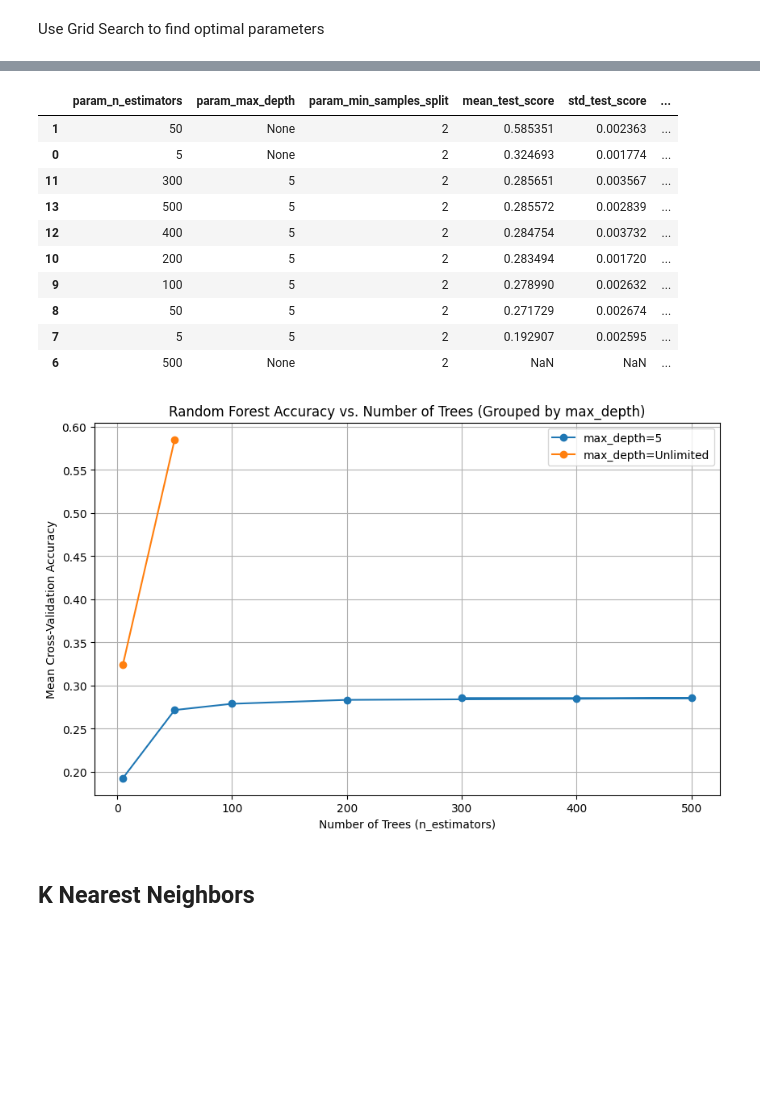
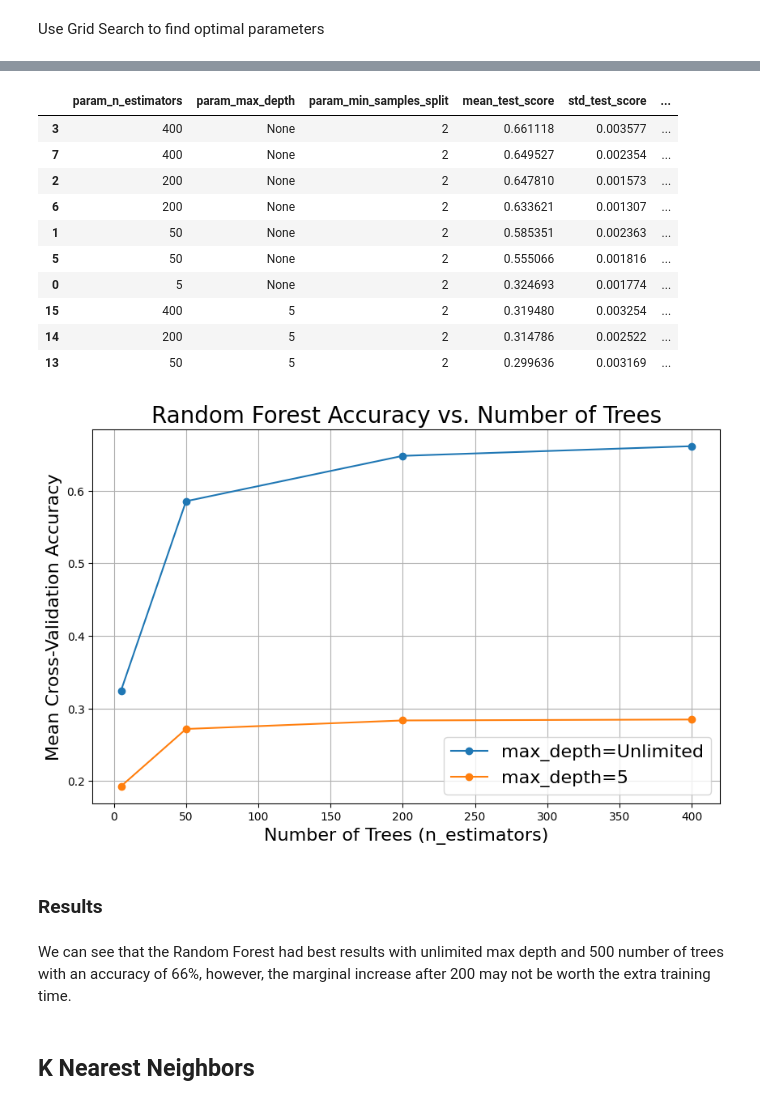
Before and after one commit to twitte01/288R_Capstone, a Jupyter notebook: notebooks/Baseline_Models.ipynb, the cells around one changed output, grey strips where cells are left out. Cells and saved outputs as stored; diff of their text form; code cells hidden in the pictures; blank space fills up the shorter version.

```diff
--- a/notebooks/Baseline_Models.ipynb
+++ b/notebooks/Baseline_Models.ipynb
@@ -21,3 +21,6 @@ import seaborn as sns
 from sklearn.neighbors import KNeighborsClassifier
 from sklearn.metrics import accuracy_score
 from pathlib import Path
+# %%
+ROOT_DIR = Path.cwd().resolve().parent
+data_folder = ROOT_DIR / "docs"
@@ -321,16 +462,16 @@ test_mfcc_features = extract_mfcc(test_audio)  # List of (13, n_frames)
 Use Grid Search to find optimal parameters
 # %%
 param_grid = {
-    'n_estimators': [5, 50, 100, 200, 300, 400, 500],
+    'n_estimators': [5, 50, 200, 400],
     'max_depth': [None, 5],
     'min_samples_split': [2],
     'min_samples_leaf': [1],
-    'max_features': ['sqrt',]
+    'max_features': ['sqrt', "log2"]
 }
 
 # Perform Grid Search
 rf = RandomForestClassifier(random_state=42)
-grid_search = GridSearchCV(rf, param_grid, cv=3, n_jobs=-1, verbose=2)
+grid_search = GridSearchCV(rf, param_grid, cv=3, verbose=2)
 grid_search.fit(train_mfcc_features, train_labels)
 
 # Print the best parameters
@@ -362,10 +501,11 @@ Best parameters: {'max_depth': None, 'max_features': 'sqrt', 'min_samples_leaf':
 # Convert Grid Search results to a DataFrame
 cv_results = pd.DataFrame(grid_search.cv_results_)
 
+
 # Display relevant columns
 cv_results = cv_results[
     ['param_n_estimators', 'param_max_depth', 'param_min_samples_split',
-     'mean_test_score', 'std_test_score', 'rank_test_score']
+     'mean_test_score', 'std_test_score', 'rank_test_score', 'param_max_features']
 ]
 
 # Sort by best rank (lowest rank = best model)
@@ -375,40 +515,53 @@ cv_results = cv_results.sort_values(by="rank_test_score")
 cv_results.head(10)
 # %% [output]
 |  | param_n_estimators | param_max_depth | param_min_samples_split | mean_test_score | std_test_score | ... |
+| 3 | 400 | None | 2 | 0.661118 | 0.003577 | ... |
+| 7 | 400 | None | 2 | 0.649527 | 0.002354 | ... |
+| 2 | 200 | None | 2 | 0.647810 | 0.001573 | ... |
+| 6 | 200 | None | 2 | 0.633621 | 0.001307 | ... |
 | 1 | 50 | None | 2 | 0.585351 | 0.002363 | ... |
+| 5 | 50 | None | 2 | 0.555066 | 0.001816 | ... |
 | 0 | 5 | None | 2 | 0.324693 | 0.001774 | ... |
-| 11 | 300 | 5 | 2 | 0.285651 | 0.003567 | ... |
-| 13 | 500 | 5 | 2 | 0.285572 | 0.002839 | ... |
-| 12 | 400 | 5 | 2 | 0.284754 | 0.003732 | ... |
-| 10 | 200 | 5 | 2 | 0.283494 | 0.001720 | ... |
-| 9 | 100 | 5 | 2 | 0.278990 | 0.002632 | ... |
-| 8 | 50 | 5 | 2 | 0.271729 | 0.002674 | ... |
-| 7 | 5 | 5 | 2 | 0.192907 | 0.002595 | ... |
-| 6 | 500 | None | 2 | NaN | NaN | ... |
+| 15 | 400 | 5 | 2 | 0.319480 | 0.003254 | ... |
+| 14 | 200 | 5 | 2 | 0.314786 | 0.002522 | ... |
+| 13 | 50 | 5 | 2 | 0.299636 | 0.003169 | ... |
 # %%
 import seaborn as sns
+import matplotlib.pyplot as plt
 
-plt.figure(figsize=(10,6))
+plt.figure(figsize=(10, 6))
 
 # Convert None values to string "Unlimited" for visualization
 cv_results["param_max_depth"] = cv_results["param_max_depth"].apply(lambda x: "Unlimited" if x is None else x)
 
+# Filter only rows where max_features = 'sqrt'
+cv_results_sqrt = cv_results[cv_results["param_max_features"] == "sqrt"]
+
 # Loop through different values of max_depth
-for depth in sorted(cv_results["param_max_depth"].unique(), key=lambda x: float('inf') if x == "Unlimited" else int(x)):
-    subset = cv_results[cv_results["param_max_depth"] == depth]
-    plt.plot(subset["param_n_estimators"].astype(int), subset["mean_test_score"], marker='o', label=f"max_depth={depth}")
+for depth in sorted(cv_results_sqrt["param_max_depth"].unique(), key=lambda x: float('-inf') if x == "Unlimited" else int(x)):
+    subset = cv_results_sqrt[cv_results_sqrt["param_max_depth"] == depth]
+    plt.plot(
+        subset["param_n_estimators"].astype(int),
+        subset["mean_test_score"],
+        marker="o",
+        label=f"max_depth={depth}"
+    )
 
 # Labels and title
-plt.xlabel("Number of Trees (n_estimators)")
-plt.ylabel("Mean Cross-Validation Accuracy")
-plt.title("Random Forest Accuracy vs. Number of Trees (Grouped by max_depth)")
-plt.legend()
+plt.xlabel("Number of Trees (n_estimators)", fontsize=16)
+plt.ylabel("Mean Cross-Validation Accuracy", fontsize=16)
+plt.title("Random Forest Accuracy vs. Number of Trees", fontsize=20)
+plt.legend(fontsize=16)
 plt.grid()
 
 # Show the plot
 plt.show()
 # %% [output]
-[figure, old version]
+[figure, new version]
+# %% [markdown]
+### Results
+# %% [markdown]
+We can see that the Random Forest had best results with unlimited max depth and 500 number of trees with an accuracy of 66%, however, the marginal increase after 200 may not be worth the extra training time.
 # %% [markdown]
 ## K Nearest Neighbors
 # %% [markdown]
```
Also changed, not shown: parts of 9 cells of this notebook, 4 other files.
